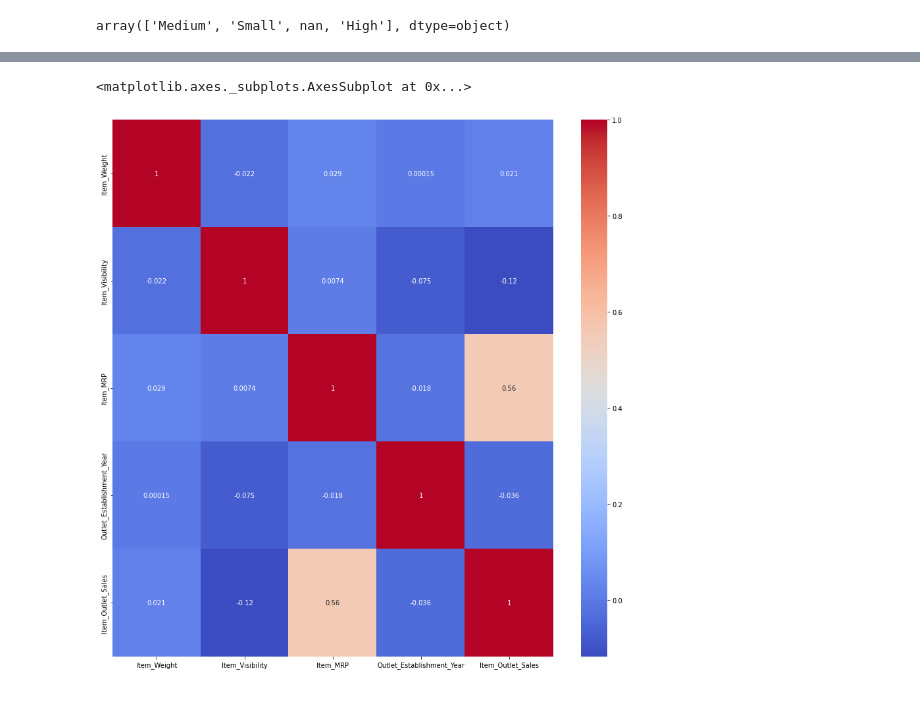
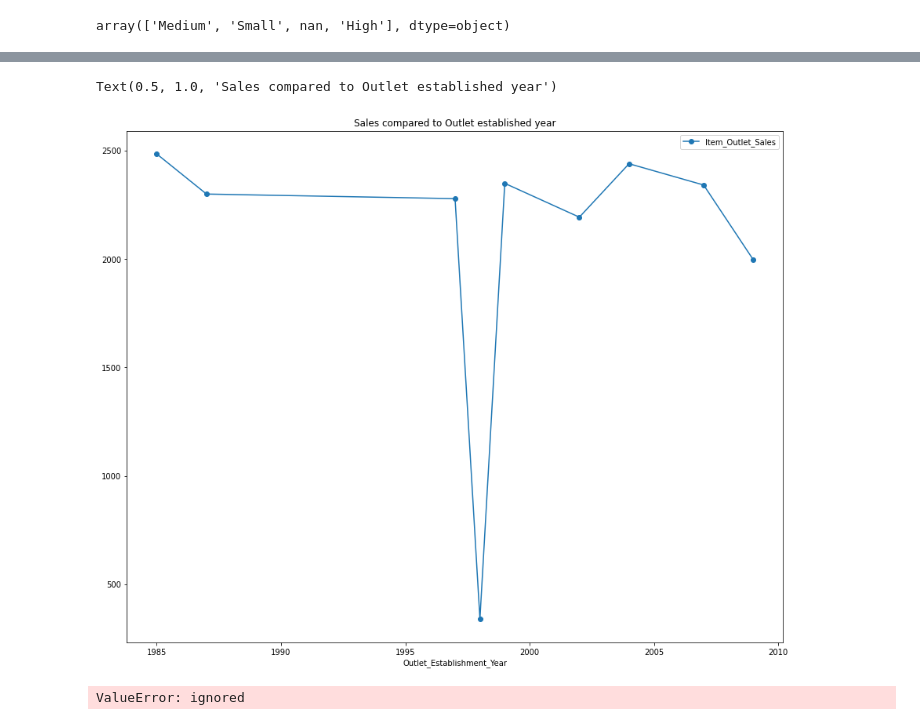
Before and after one commit to ch3rnoalpha/Sales_predictions---john-paredes, a Jupyter notebook: Project_core_1_John_paredes.ipynb, the cells around one changed output, grey strips where cells are left out. Drawn from its saved outputs; the diff is of its cells as text; code cells hidden in the pictures.

```diff
--- a/Project_core_1_John_paredes.ipynb
+++ b/Project_core_1_John_paredes.ipynb
@@ -83,0 +225,4 @@ df
+# %%
+df['Item_Fat_Content'] = df['Item_Fat_Content'].str.replace('lf', 'low fat');
+# %%
+df['Item_Fat_Content'] = df['Item_Fat_Content'].str.replace('reg', 'regular');
@@ -113,6 +249,18 @@ corr
 #creates a basic heatmap comparing numerical datapoints, looks for correlations
 plt.figure(figsize=(15,15))
 sns.heatmap(corr, cmap='coolwarm', annot=True)
-# %% [output]
-<matplotlib.axes._subplots.AxesSubplot at 0x...>
-[figure, removed]
+# %%
+#creates a mean index of outlet year established
+line_df = df.groupby('Outlet_Establishment_Year').mean()
+line_df
+# %%
+#Plots item sales vs outlet year established
+line_df.plot(y=['Item_Outlet_Sales'], subplots=True, marker='o', figsize=(15,12));
+plt.title('Sales compared to Outlet established year')
+# %% [output]
+Text(0.5, 1.0, 'Sales compared to Outlet established year')
+[figure, added]
+# %%
+sns.barplot(x='Item_Weight', y='Item_MRP')
+# %% [output]
+ValueError: ignored
```
Also changed, not shown: parts of 24 cells of this notebook.
